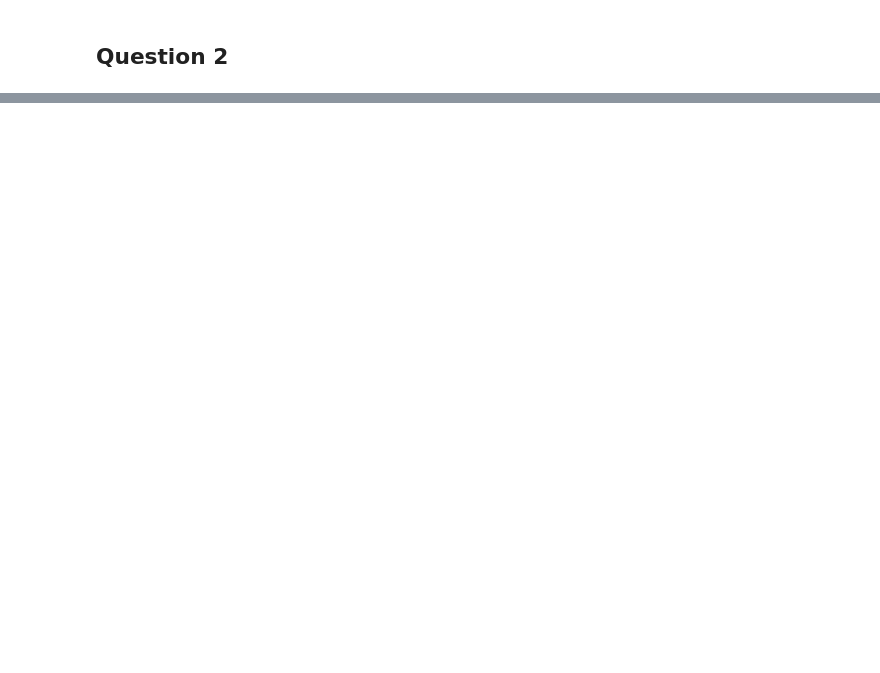
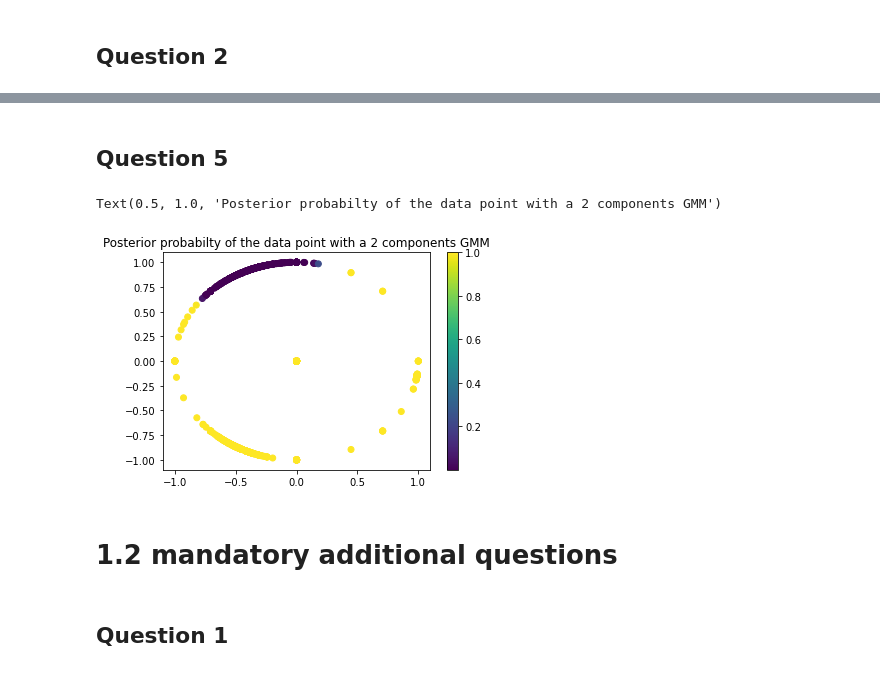
Before and after one commit to roypaulin/python, a Jupyter notebook: unistroke_TP/Unistroke_TP_1.ipynb, the cells around one changed output, grey strips where cells are left out. Drawn from its saved outputs; the diff is of its cells as text; code cells hidden in the pictures; blank space fills up the shorter version.

```diff
--- a/unistroke_TP/Unistroke_TP_1.ipynb
+++ b/unistroke_TP/Unistroke_TP_1.ipynb
@@ -139,0 +262,15 @@ def compoGMM(X, weights, means, covariances):
+# %% [markdown]
+## Question 5
+# %%
+c = gmm.predict_proba(X)[:, 0]
+
+plt.scatter(X[:, 0], X[:, 1], c=c)
+plt.colorbar()
+plt.title("Posterior probabilty  2 components GMM")
+# %% [output]
+Text(0.5, 1.0, 'Posterior probabilty of the data point with a 2 components GMM')
+[figure, added]
+# %% [markdown]
+# 1.2 mandatory additional questions
+# %% [markdown]
+## Question 1
```
Also changed, not shown: parts of 15 cells of this notebook.
